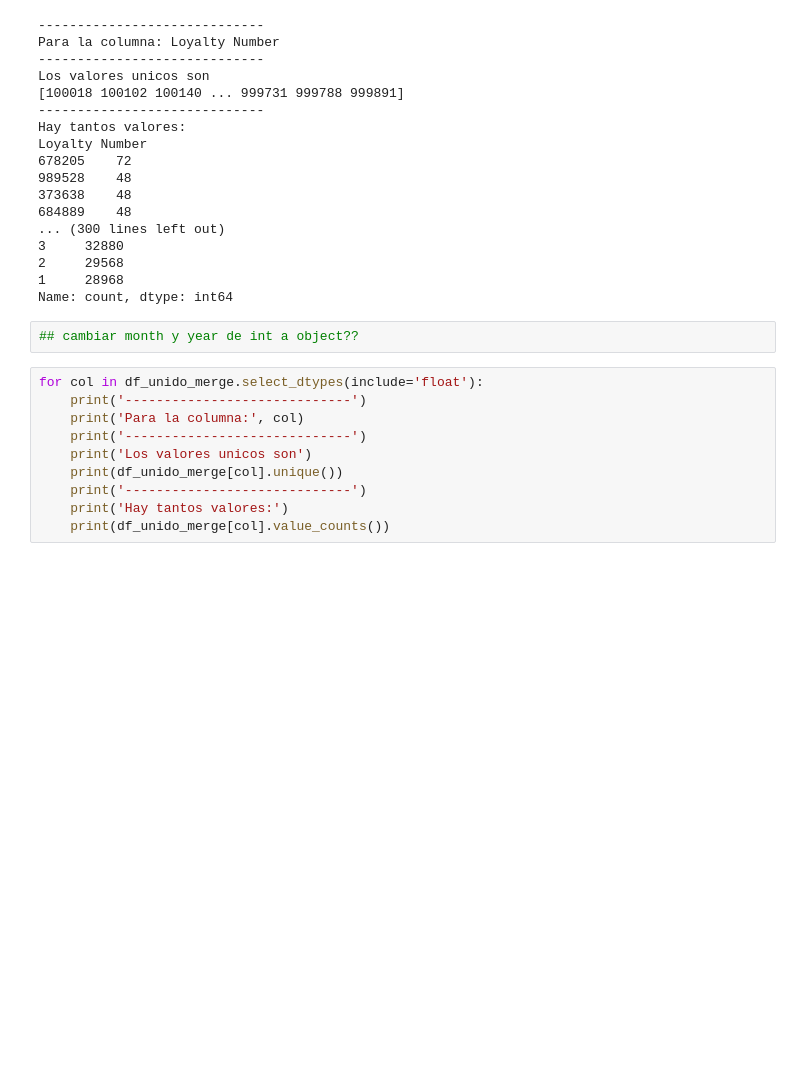
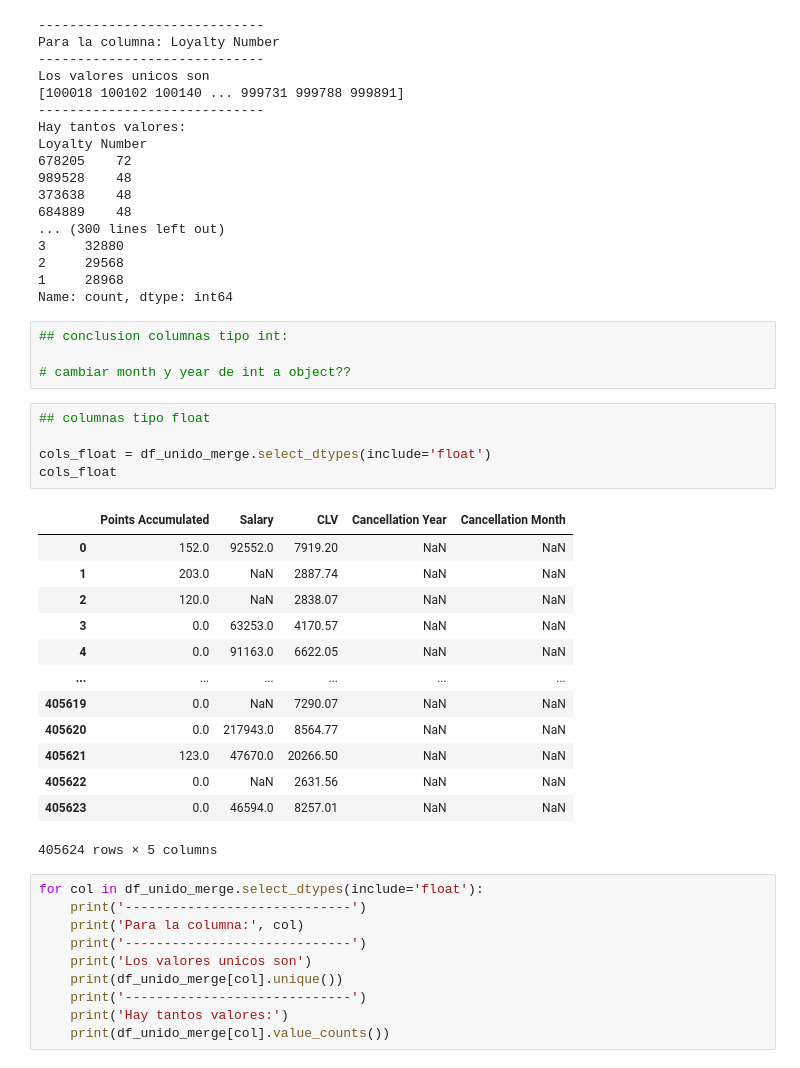
Before and after one commit to Adalab/bda-modulo-3-evaluacion-final-23lau, a Jupyter notebook: Evaluacion_modulo3.ipynb, the cells around one changed output. Saved outputs shown, nothing was run; the diff lists cells and outputs as text; blank space fills up the shorter version.

```diff
--- a/Evaluacion_modulo3.ipynb
+++ b/Evaluacion_modulo3.ipynb
@@ -444,7 +464,28 @@ Loyalty Number
 1     28968
 Name: count, dtype: int64
 # %%
-## cambiar month y year de int a object??
+## conclusion columnas tipo int:
+
+# cambiar month y year de int a object??
+# %%
+## columnas tipo float
+
+cols_float = df_unido_merge.select_dtypes(include='float')
+cols_float
+# %% [output]
+|  | Points Accumulated | Salary | CLV | Cancellation Year | Cancellation Month |
+| 0 | 152.0 | 92552.0 | 7919.20 | NaN | NaN |
+| 1 | 203.0 | NaN | 2887.74 | NaN | NaN |
+| 2 | 120.0 | NaN | 2838.07 | NaN | NaN |
+| 3 | 0.0 | 63253.0 | 4170.57 | NaN | NaN |
+| 4 | 0.0 | 91163.0 | 6622.05 | NaN | NaN |
+| ... | ... | ... | ... | ... | ... |
+| 405619 | 0.0 | NaN | 7290.07 | NaN | NaN |
+| 405620 | 0.0 | 217943.0 | 8564.77 | NaN | NaN |
+| 405621 | 123.0 | 47670.0 | 20266.50 | NaN | NaN |
+| 405622 | 0.0 | NaN | 2631.56 | NaN | NaN |
+| 405623 | 0.0 | 46594.0 | 8257.01 | NaN | NaN |
+405624 rows × 5 columns
 # %%
 for col in df_unido_merge.select_dtypes(include='float'):
     print('-----------------------------')
```
Also changed, not shown: parts of 8 cells of this notebook.
